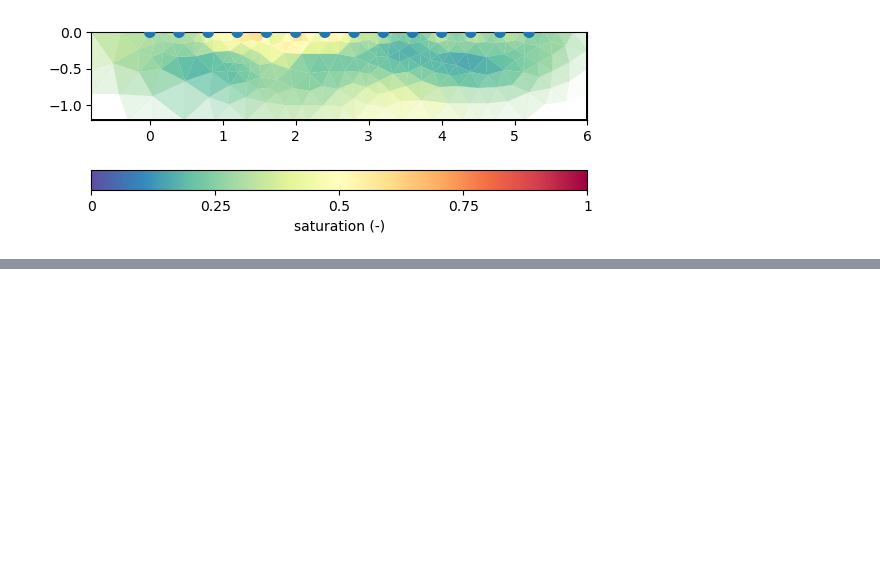
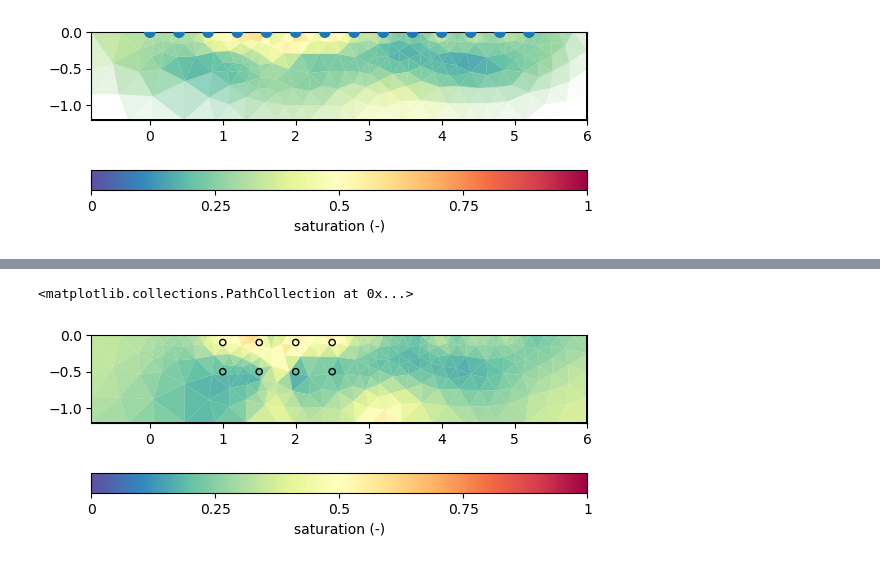
Before and after one commit to gimli-org/SEGwebinar, a Jupyter notebook: data/mulda/chpetro.ipynb, the cells around one changed output, grey strips where cells are left out. Drawn from its saved outputs; the diff is of its cells as text; code cells hidden in the pictures; blank space fills up the shorter version.

```diff
--- a/data/mulda/chpetro.ipynb
+++ b/data/mulda/chpetro.ipynb
@@ -96,0 +121,8 @@ mgr.showModel(model, cMin=0, cMax=1, logScale=0, label="saturation (-)")
+# %%
+fopJoint = pg.frameworks.JointModelling([fop, pointFop])
+fopJoint.setData([y1, pointSat])
+invJoint = pg.Inversion(fopJoint)
+dataVec = pg.cat(y1["rhoa"], pointSat)
+errorVec = pg.cat(y1["err"], 0.03/pointSat)
+invJoint.setRegularization(cType=2) # correlationLengths=[1, 0.2])
+modelJoint = invJoint.run(dataVec, relatativeError=errorVec, lam=300, startModel=0.2, verbose=True)
@@ -96,0 +148,6 @@ mgr.showModel(model, cMin=0, cMax=1, logScale=0, label="saturation (-)")
+# %%
+ax, cb = pg.show(invmesh, modelJoint, cMin=0, cMax=1, logScale=0, label="saturation (-)", cMap="Spectral_r")
+ax.scatter(pos[:, 0], pos[:, 1], c=pointSat, s=20, vmin=0, vmax=1, cmap="Spectral_r", ec="black")
+# %% [output]
+<matplotlib.collections.PathCollection at 0x...>
+[figure, added]
```
Also changed, not shown: parts of 5 cells of this notebook.
